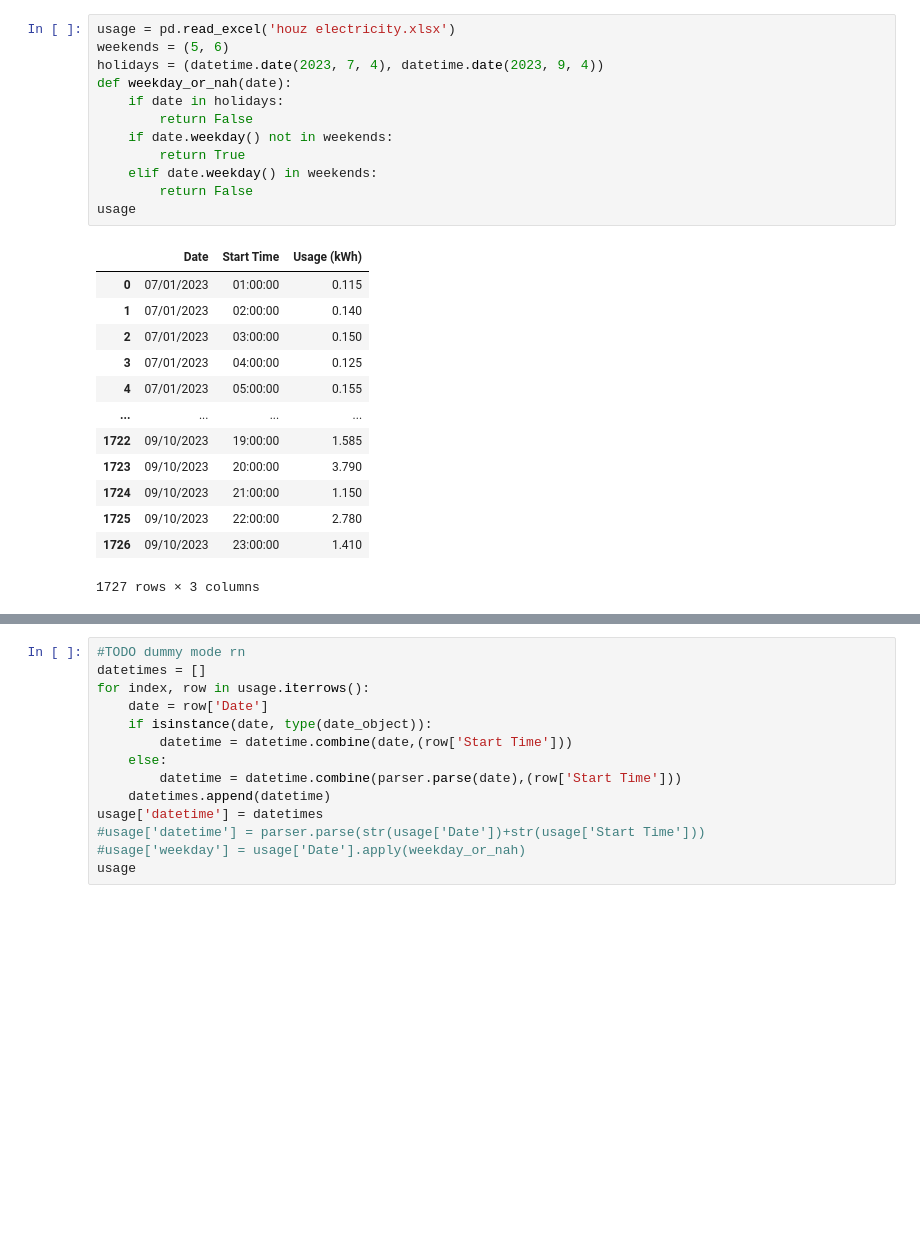
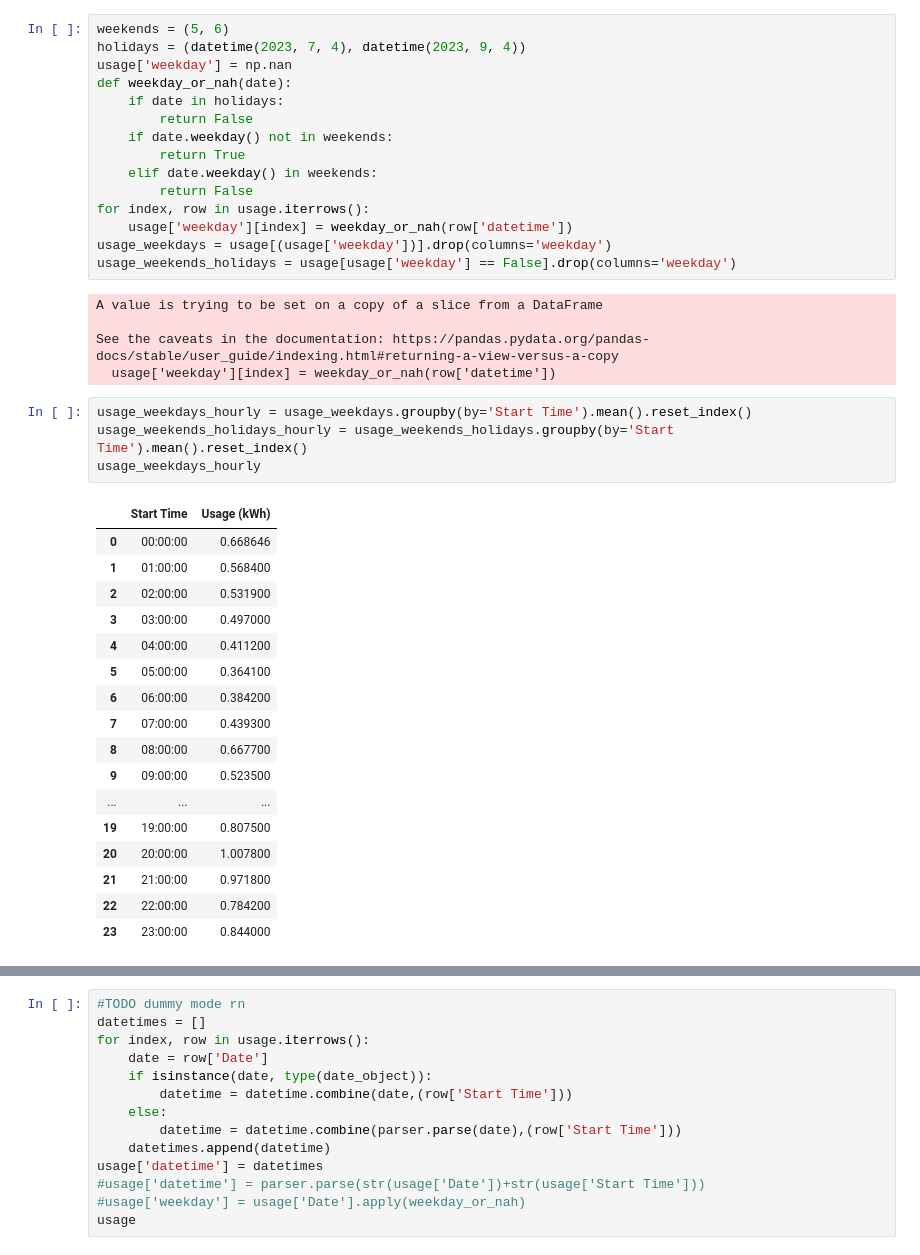
Before and after one commit to bartonnoah/houz_electricity, a Jupyter notebook: houz_electricity.ipynb, the cells around one changed output, grey strips where cells are left out. Drawn from its saved outputs; the diff is of its cells as text; blank space fills up the shorter version.

```diff
--- a/houz_electricity.ipynb
+++ b/houz_electricity.ipynb
@@ -7,7 +34,7 @@ from dateutil import parser
 # %%
-usage = pd.read_excel('houz electricity.xlsx')
 weekends = (5, 6)
-holidays = (datetime.date(2023, 7, 4), datetime.date(2023, 9, 4))
+holidays = (datetime(2023, 7, 4), datetime(2023, 9, 4))
+usage['weekday'] = np.nan
 def weekday_or_nah(date):
     if date in holidays:
         return False
@@ -15,18 +42,34 @@ def weekday_or_nah(date):
         return True
     elif date.weekday() in weekends:
         return False
-usage
+for index, row in usage.iterrows():
+    usage['weekday'][index] = weekday_or_nah(row['datetime'])
+usage_weekdays = usage[(usage['weekday'])].drop(columns='weekday')
+usage_weekends_holidays = usage[usage['weekday'] == False].drop(columns='weekday')
 # %% [output]
-|  | Date | Start Time | Usage (kWh) |
-| 0 | 07/01/2023 | 01:00:00 | 0.115 |
-| 1 | 07/01/2023 | 02:00:00 | 0.140 |
-| 2 | 07/01/2023 | 03:00:00 | 0.150 |
-| 3 | 07/01/2023 | 04:00:00 | 0.125 |
-| 4 | 07/01/2023 | 05:00:00 | 0.155 |
-| ... | ... | ... | ... |
-| 1722 | 09/10/2023 | 19:00:00 | 1.585 |
-| 1723 | 09/10/2023 | 20:00:00 | 3.790 |
-| 1724 | 09/10/2023 | 21:00:00 | 1.150 |
-| 1725 | 09/10/2023 | 22:00:00 | 2.780 |
-| 1726 | 09/10/2023 | 23:00:00 | 1.410 |
-1727 rows × 3 columns
+A value is trying to be set on a copy of a slice from a DataFrame
+
+See the caveats in the documentation: https://pandas.pydata.org/pandas-docs/stable/user_guide/indexing.html#returning-a-view-versus-a-copy
+  usage['weekday'][index] = weekday_or_nah(row['datetime'])
+# %%
+usage_weekdays_hourly = usage_weekdays.groupby(by='Start Time').mean().reset_index()
+usage_weekends_holidays_hourly = usage_weekends_holidays.groupby(by='Start Time').mean().reset_index()
+usage_weekdays_hourly
+# %% [output]
+|  | Start Time | Usage (kWh) |
+| 0 | 00:00:00 | 0.668646 |
+| 1 | 01:00:00 | 0.568400 |
+| 2 | 02:00:00 | 0.531900 |
+| 3 | 03:00:00 | 0.497000 |
+| 4 | 04:00:00 | 0.411200 |
+| 5 | 05:00:00 | 0.364100 |
+| 6 | 06:00:00 | 0.384200 |
+| 7 | 07:00:00 | 0.439300 |
+| 8 | 08:00:00 | 0.667700 |
+| 9 | 09:00:00 | 0.523500 |
+| ... | ... | ... |
+| 19 | 19:00:00 | 0.807500 |
+| 20 | 20:00:00 | 1.007800 |
+| 21 | 21:00:00 | 0.971800 |
+| 22 | 22:00:00 | 0.784200 |
+| 23 | 23:00:00 | 0.844000 |
```
Also changed, not shown: parts of 5 cells of this notebook, 1 other file.
